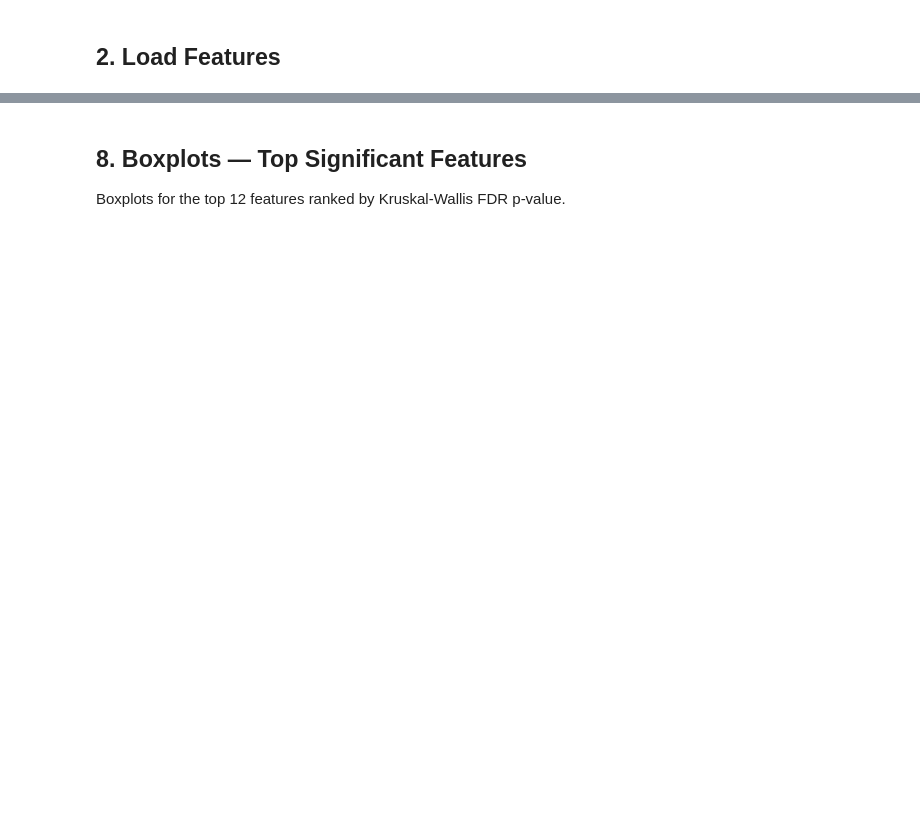
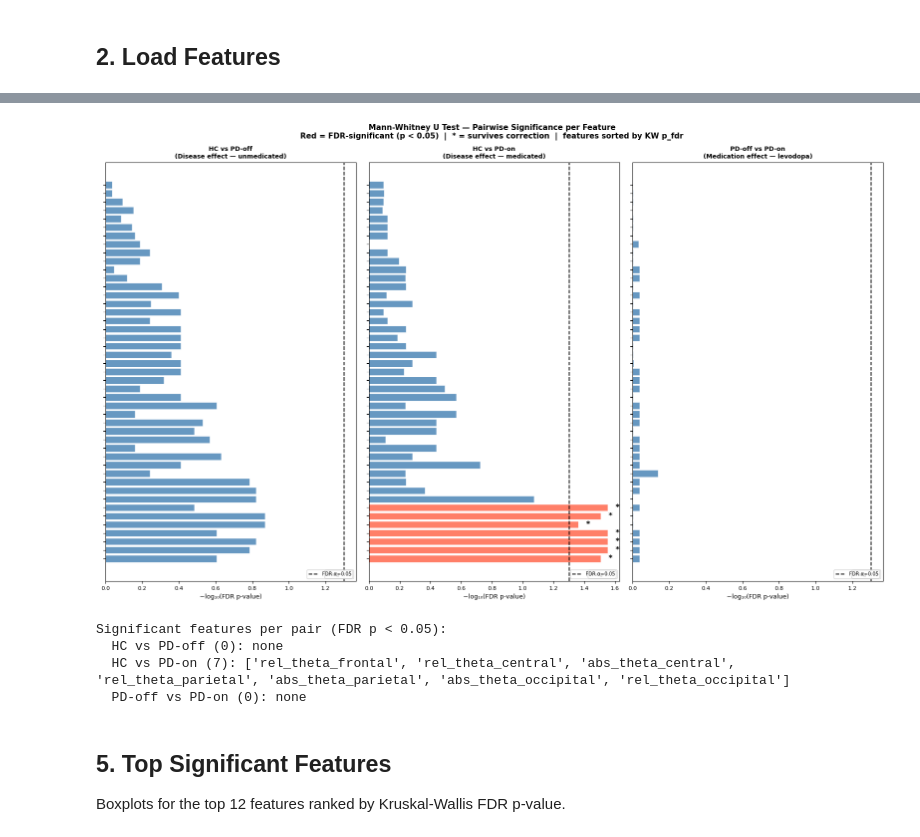
Before and after one commit to FajarLaksono/ai-neuro-EEG-ds002778-analysis, a Jupyter notebook: 05_statistical_analysis.ipynb, the cells around one changed output, grey strips where cells are left out. Drawn from its saved outputs; the diff is of its cells as text; code cells hidden in the pictures; blank space fills up the shorter version.

```diff
--- a/05_statistical_analysis.ipynb
+++ b/05_statistical_analysis.ipynb
@@ -264,5 +554,71 @@ plt.show()
+# %%
+# ── Mann-Whitney U significance: 3-panel horizontal bar chart ────────────────
+p_fdr_cols  = [f'p_fdr_{pair_key(g1,g2)}' for g1, g2 in PAIRS]
+sig_cols_mw = [f'sig_{pair_key(g1,g2)}'   for g1, g2 in PAIRS]
+
+feat_order    = summary_df['feature'].values          # already sorted by KW p_fdr
+p_matrix      = summary_df[p_fdr_cols].clip(lower=1e-10).values
+sig_matrix_mw = summary_df[sig_cols_mw].values.astype(bool)
+log_p_matrix  = -np.log10(p_matrix)
+threshold_line = -np.log10(ALPHA)
+
+pair_titles = [
+    'HC vs PD-off\n(Disease effect — unmedicated)',
+    'HC vs PD-on\n(Disease effect — medicated)',
+    'PD-off vs PD-on\n(Medication effect — levodopa)',
+]
+
+fig, axes = plt.subplots(1, 3, figsize=(16, max(8, len(feat_order) * 0.22)), sharey=True)
+fig.subplots_adjust(wspace=0.08)
+
+for ci, (ax, title) in enumerate(zip(axes, pair_titles)):
+    vals   = log_p_matrix[:, ci]
+    colors = ['tomato' if sig_matrix_mw[ri, ci] else 'steelblue'
+              for ri in range(len(feat_order))]
+
+    ax.barh(range(len(feat_order)), vals, color=colors, alpha=0.82,
+            edgecolor='white', linewidth=0.4)
+    ax.axvline(threshold_line, color='black', linestyle='--', linewidth=1.4,
+               label=f'FDR α={ALPHA}')
+
+    # Star annotation on significant bars
+    for ri in range(len(feat_order)):
+        if sig_matrix_mw[ri, ci]:
+            ax.text(vals[ri] + 0.05, ri, '*', va='center',
+                    fontsize=11, fontweight='bold', color='black')
+
+    ax.set_yticks(range(len(feat_order)))
+    ax.set_yticklabels(feat_order if ci == 0 else [], fontsize=7)
+    ax.set_xlabel('−log₁₀(FDR p-value)', fontsize=9)
+    ax.set_title(title, fontsize=9, fontweight='bold')
+    ax.tick_params(axis='x', labelsize=8)
+    ax.legend(fontsize=7, loc='lower right')
+
+    n_sig = sig_matrix_mw[:, ci].sum()
+    ax.text(0.98, 0.01, f'n sig = {n_sig}', transform=ax.transAxes,
+            ha='right', va='bottom', fontsize=8,
+            bbox=dict(boxstyle='round,pad=0.3', fc='white', alpha=0.7))
+
+plt.suptitle(
+    'Mann-Whitney U Test — Pairwise Significance per Feature\n'
+    'Red = FDR-significant (p < 0.05)  |  * = survives correction  |  features sorted by KW p_fdr',
+    fontsize=11, fontweight='bold'
+)
+plt.tight_layout()
+plt.show()
+
+print('Significant features per pair (FDR p < 0.05):')
+for ci, (g1, g2) in enumerate(PAIRS):
+    sig_feats = feat_order[sig_matrix_mw[:, ci]]
+    print(f'  {g1} vs {g2} ({len(sig_feats)}): {list(sig_feats) if len(sig_feats) else "none"}')
+# %% [output]
+[figure, added]
+Significant features per pair (FDR p < 0.05):
+  HC vs PD-off (0): none
+  HC vs PD-on (7): ['rel_theta_frontal', 'rel_theta_central', 'abs_theta_central', 'rel_theta_parietal', 'abs_theta_parietal', 'abs_theta_occipital', 'rel_theta_occipital']
+  PD-off vs PD-on (0): none
 # %% [markdown]
-## 8. Boxplots — Top Significant Features
+## 5. Top Significant Features
 
 Boxplots for the top 12 features ranked by Kruskal-Wallis FDR p-value.
 # %%
```
Also changed, not shown: parts of 33 cells of this notebook.
